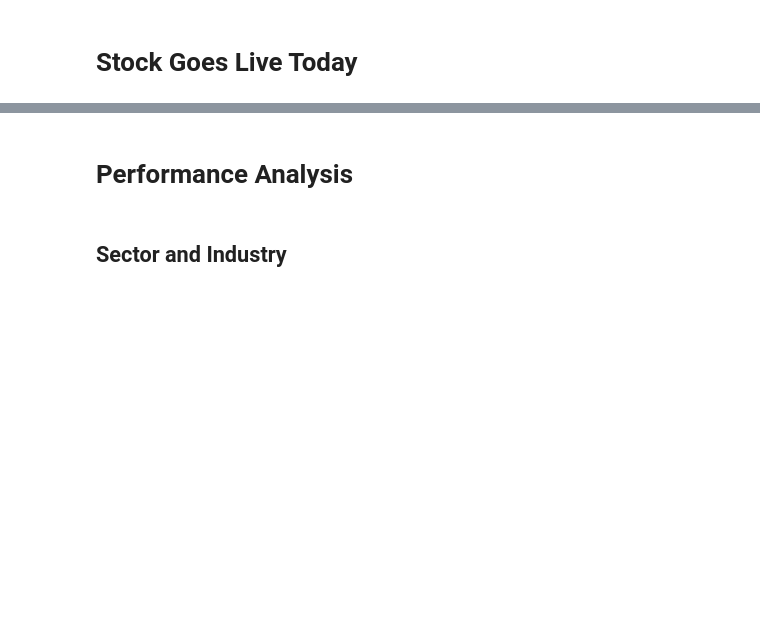
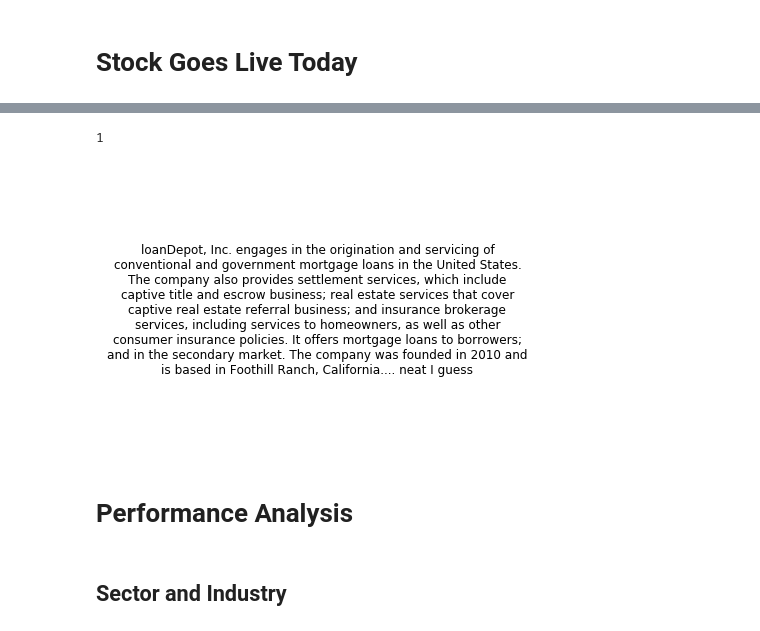
Before and after one commit to admiral810/IPO_tracker, a Jupyter notebook: ipo_analysis.ipynb, the cells around one changed output, grey strips where cells are left out. Drawn from its saved outputs; the diff is of its cells as text; code cells hidden in the pictures; blank space fills up the shorter version.

Commit message:
added scripts to schedule tweets

```diff
--- a/ipo_analysis.ipynb
+++ b/ipo_analysis.ipynb
@@ -224,4 +249,6 @@ df = pd.read_sql(f"""
     WHERE priced_date = '{today}'
         AND exchange <> 'NASDAQ Capital'""", connection)
 connection.close()
+df['region'] = np.where(df['country']=='United States', df['city'] + ", " + df['state'],
+                        df['city'] + ", " + df['country'])
 df
@@ -254,4 +260,0 @@ print(stock_region)
-# %%
-tweet_text = f"{df['company'][0]} ${df['symbol'][0]} should trade today, a {stock_industry} company out of "
-
-tweet_text
@@ -259,0 +261,8 @@ tweet_text
+# %%
+# filter out SPACS
+df = df.loc[(df["exchange"] != 'NASDAQ Capital')]
+df = df.loc[~(df["company"].str.contains("Acquisition", regex=False))]  #any company that contains "Acquisition"
+
+# keep only ones that have region and industry
+df = df.dropna(subset=['region', 'industry'])
+df
@@ -260,3 +272,52 @@ tweet_text
+# %%
+row_count = len(df.index)
+row_count
+# %% [output]
+1
+# %%
+if row_count > 0:
+    for row in df.itertuples():
+
+        symbol = row.symbol
+        company = row.company
+        industry = row.industry.lower()
+        region = row.region
+        business_summary = "\n\n\n" + row.business_summary
+        business_summary.replace('\\n', '\n')
+
+        # get tweet text
+        tweet_text = f"{company} ${symbol} should trade today, a {industry} company out of {region} ... {random.choice(random_goes_live_today)}"
+
+        # text for image of company description
+        description = business_summary + " " + random.choice(random_end_of_desc)
+
+        # company description image
+        fig = plt.figure(figsize=(6,4))
+        ax = fig.add_subplot(111)
+        ax.axis([0, 10, 0, 10])
+        ax.text(5, 10, description, fontsize=12, style='normal', ha='center',
+                 va='top', wrap=True, bbox={'facecolor': 'none', 'edgecolor': 'none', 'alpha': 0.2, 'pad': 5})
+        ax.spines['top'].set_visible(False)
+        ax.spines['right'].set_visible(False)
+        ax.spines['left'].set_visible(False)
+        ax.spines['bottom'].set_visible(False)
+        ax.axes.xaxis.set_visible(False)
+        ax.axes.yaxis.set_visible(False)
+        plt.savefig('comp_desc.png')
+        plt.show
+
+        # the name of the media file
+        filename = "comp_desc.png"
+
+        # upload the file
+        media = api.media_upload(filename)
+
+        # Send out the tweet
+        api.update_with_media(filename="comp_desc.png", media_id=media.media_id, status=tweet_text)
+
+        time.sleep(1)
+# %% [output]
+[figure, added]
 # %% [markdown]
 # Performance Analysis
 # %%
```
Also changed, not shown: parts of 18 cells of this notebook, 7 other files.
